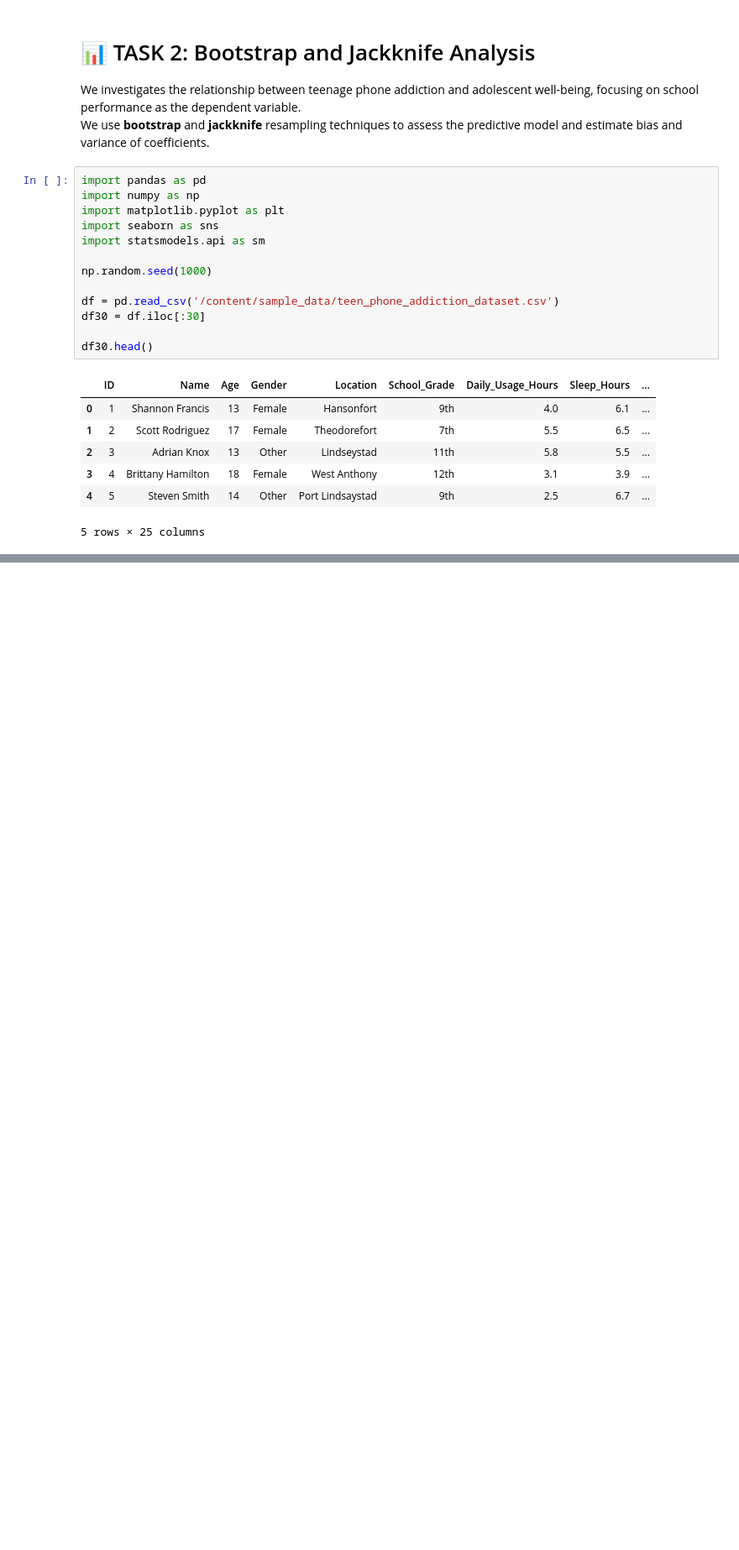
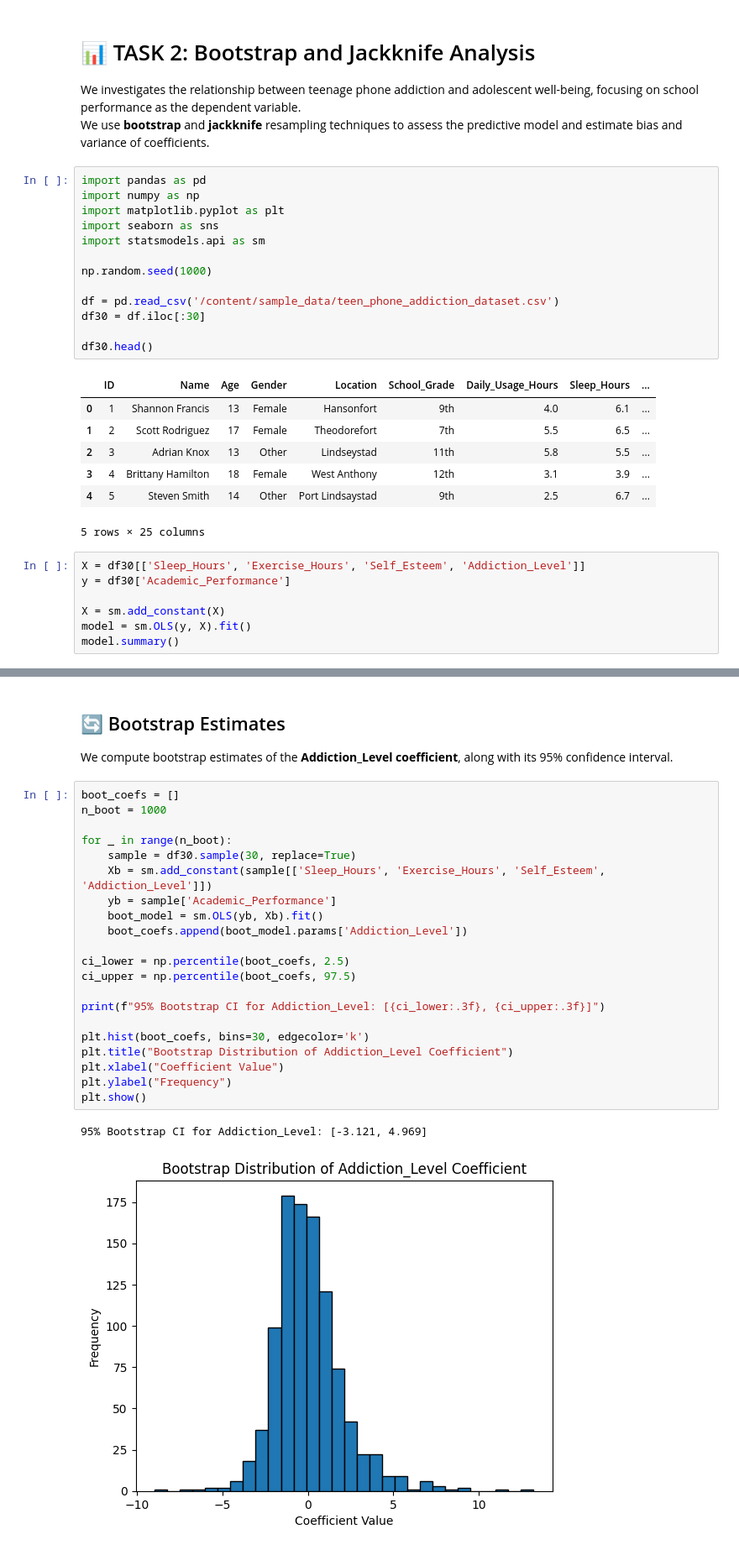
Before and after one commit to Monferium/APM1210, a Jupyter notebook: 2_Resampling_and_Inferential_Statistics.ipynb, the cells around one changed output, grey strips where cells are left out. Shown at 84% size. Cells and saved outputs as stored; diff of their text form; blank space fills up the shorter version.

```diff
--- a/2_Resampling_and_Inferential_Statistics.ipynb
+++ b/2_Resampling_and_Inferential_Statistics.ipynb
@@ -36,3 +36,10 @@ df30.head()
 | 3 | 4 | Brittany Hamilton | 18 | Female | West Anthony | 12th | 3.1 | 3.9 | ... |
 | 4 | 5 | Steven Smith | 14 | Other | Port Lindsaystad | 9th | 2.5 | 6.7 | ... |
 5 rows × 25 columns
+# %%
+X = df30[['Sleep_Hours', 'Exercise_Hours', 'Self_Esteem', 'Addiction_Level']]
+y = df30['Academic_Performance']
+
+X = sm.add_constant(X)
+model = sm.OLS(y, X).fit()
+model.summary()
@@ -38,0 +69,29 @@ df30.head()
+# %% [markdown]
+
+## 🔄 Bootstrap Estimates
+
+We compute bootstrap estimates of the **Addiction_Level coefficient**, along with its 95% confidence interval.
+# %%
+boot_coefs = []
+n_boot = 1000
+
+for _ in range(n_boot):
+    sample = df30.sample(30, replace=True)
+    Xb = sm.add_constant(sample[['Sleep_Hours', 'Exercise_Hours', 'Self_Esteem', 'Addiction_Level']])
+    yb = sample['Academic_Performance']
+    boot_model = sm.OLS(yb, Xb).fit()
+    boot_coefs.append(boot_model.params['Addiction_Level'])
+
+ci_lower = np.percentile(boot_coefs, 2.5)
+ci_upper = np.percentile(boot_coefs, 97.5)
+
+print(f"95% Bootstrap CI for Addiction_Level: [{ci_lower:.3f}, {ci_upper:.3f}]")
+
+plt.hist(boot_coefs, bins=30, edgecolor='k')
+plt.title("Bootstrap Distribution of Addiction_Level Coefficient")
+plt.xlabel("Coefficient Value")
+plt.ylabel("Frequency")
+plt.show()
+# %% [output]
+95% Bootstrap CI for Addiction_Level: [-3.121, 4.969]
+[figure, added]
```
Also changed, not shown: parts of 4 cells of this notebook.
